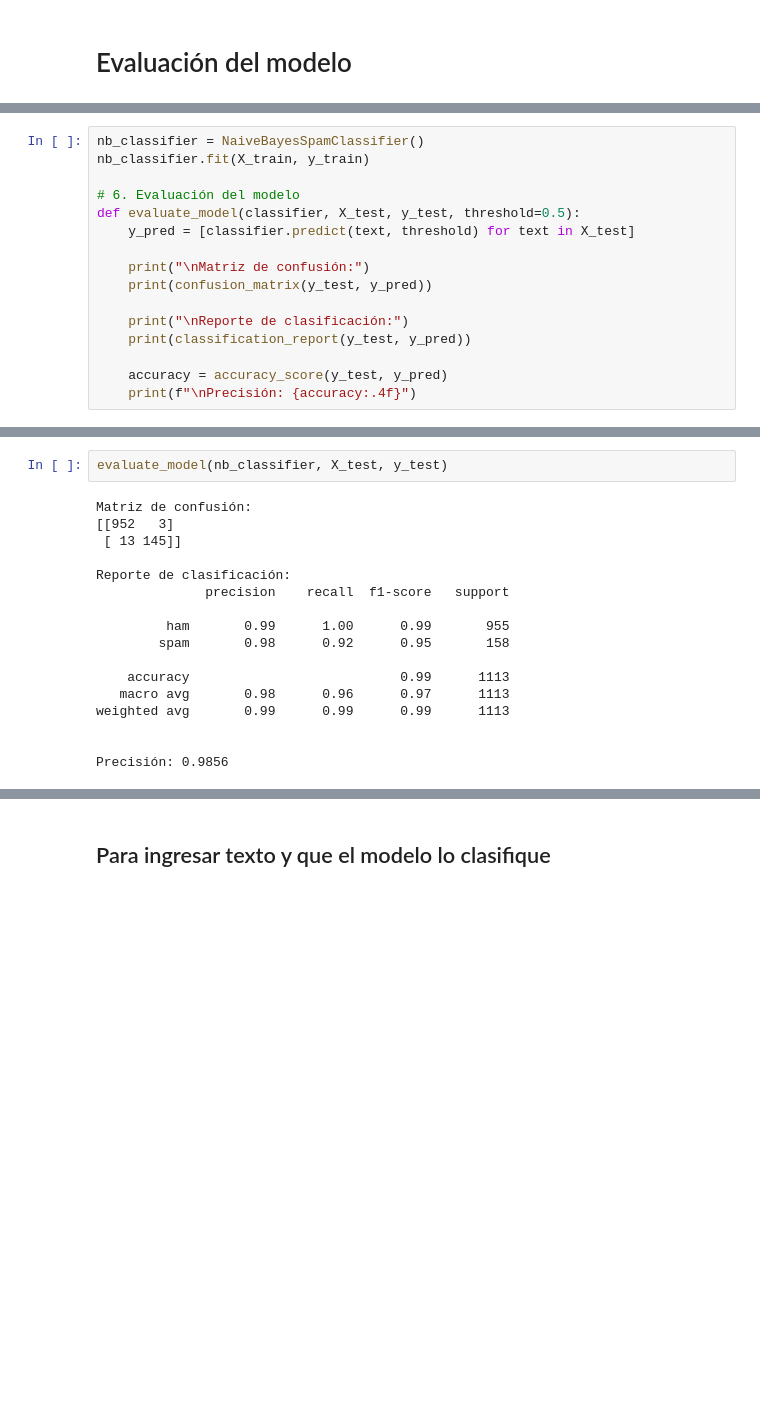
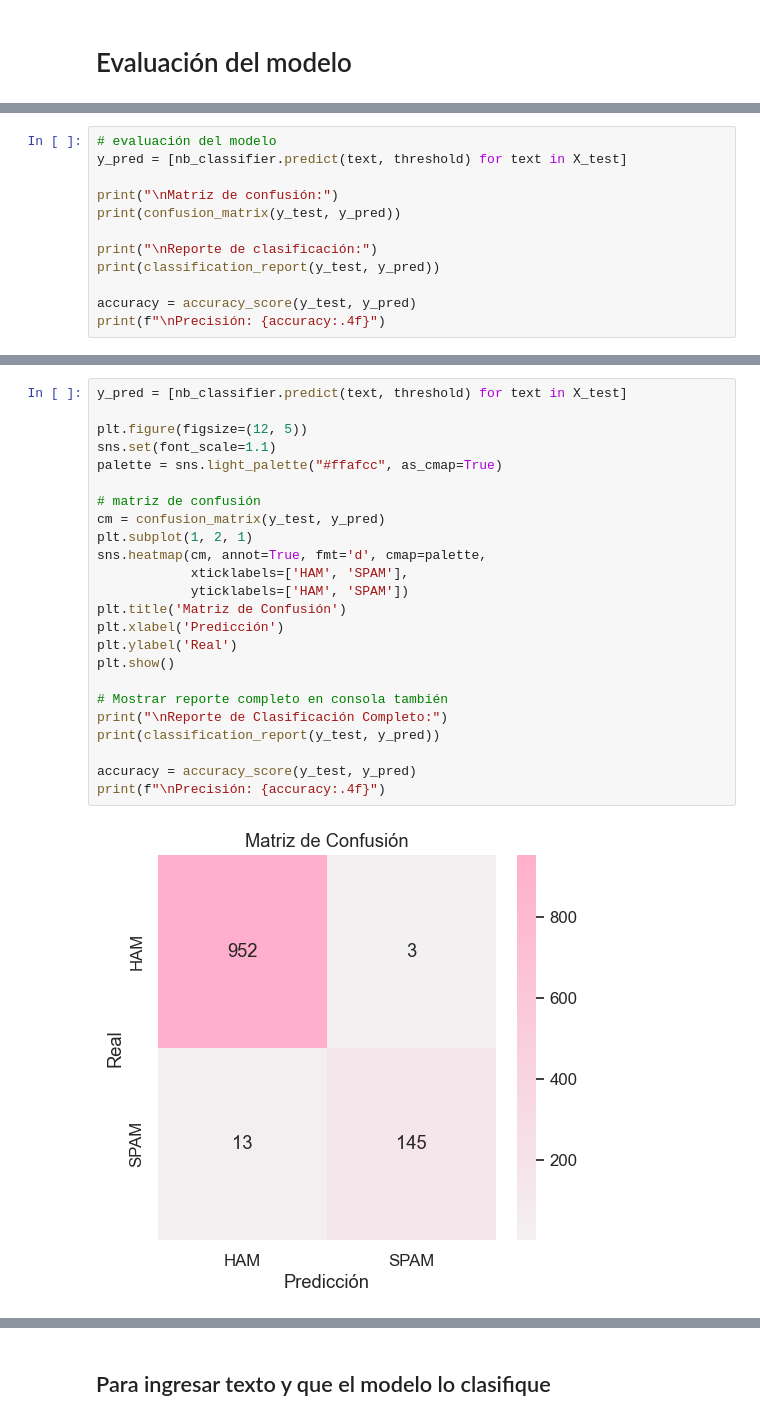
Before and after one commit to eunicean/IncertidumbreP3, a Jupyter notebook: proyecto3.ipynb, the cells around one changed output, grey strips where cells are left out. Cells and saved outputs as stored; diff of their text form; blank space fills up the shorter version.

Commit message:
adicion de grafica de la matriz de confusión

```diff
--- a/proyecto3.ipynb
+++ b/proyecto3.ipynb
@@ -212,16 +223,12 @@ nb_classifier.fit(X_train, y_train)
 # %%
-nb_classifier = NaiveBayesSpamClassifier()
-nb_classifier.fit(X_train, y_train)
+# evaluación del modelo
+y_pred = [nb_classifier.predict(text, threshold) for text in X_test]
 
-# 6. Evaluación del modelo
-def evaluate_model(classifier, X_test, y_test, threshold=0.5):
-    y_pred = [classifier.predict(text, threshold) for text in X_test]
+print("\nMatriz de confusión:")
+print(confusion_matrix(y_test, y_pred))
 
-    print("\nMatriz de confusión:")
-    print(confusion_matrix(y_test, y_pred))
+print("\nReporte de clasificación:")
+print(classification_report(y_test, y_pred))
 
-    print("\nReporte de clasificación:")
-    print(classification_report(y_test, y_pred))
-
-    accuracy = accuracy_score(y_test, y_pred)
-    print(f"\nPrecisión: {accuracy:.4f}")
+accuracy = accuracy_score(y_test, y_pred)
+print(f"\nPrecisión: {accuracy:.4f}")
@@ -228,19 +252,26 @@ def evaluate_model(classifier, X_test, y_test, threshold=0.5):
-# %%
-evaluate_model(nb_classifier, X_test, y_test)
-# %% [output]
-Matriz de confusión:
-[[952   3]
- [ 13 145]]
-
-Reporte de clasificación:
-              precision    recall  f1-score   support
-
-         ham       0.99      1.00      0.99       955
-        spam       0.98      0.92      0.95       158
-
-    accuracy                           0.99      1113
-   macro avg       0.98      0.96      0.97      1113
-weighted avg       0.99      0.99      0.99      1113
-
-
-Precisión: 0.9856
+# %%
+y_pred = [nb_classifier.predict(text, threshold) for text in X_test]
+
+plt.figure(figsize=(12, 5))
+sns.set(font_scale=1.1)
+palette = sns.light_palette("#ffafcc", as_cmap=True)
+
+# matriz de confusión
+cm = confusion_matrix(y_test, y_pred)
+plt.subplot(1, 2, 1)
+sns.heatmap(cm, annot=True, fmt='d', cmap=palette,
+            xticklabels=['HAM', 'SPAM'],
+            yticklabels=['HAM', 'SPAM'])
+plt.title('Matriz de Confusión')
+plt.xlabel('Predicción')
+plt.ylabel('Real')
+plt.show()
+
+# Mostrar reporte completo en consola también
+print("\nReporte de Clasificación Completo:")
+print(classification_report(y_test, y_pred))
+
+accuracy = accuracy_score(y_test, y_pred)
+print(f"\nPrecisión: {accuracy:.4f}")
+# %% [output]
+[figure, added]
```
Also changed, not shown: parts of 13 cells of this notebook.
